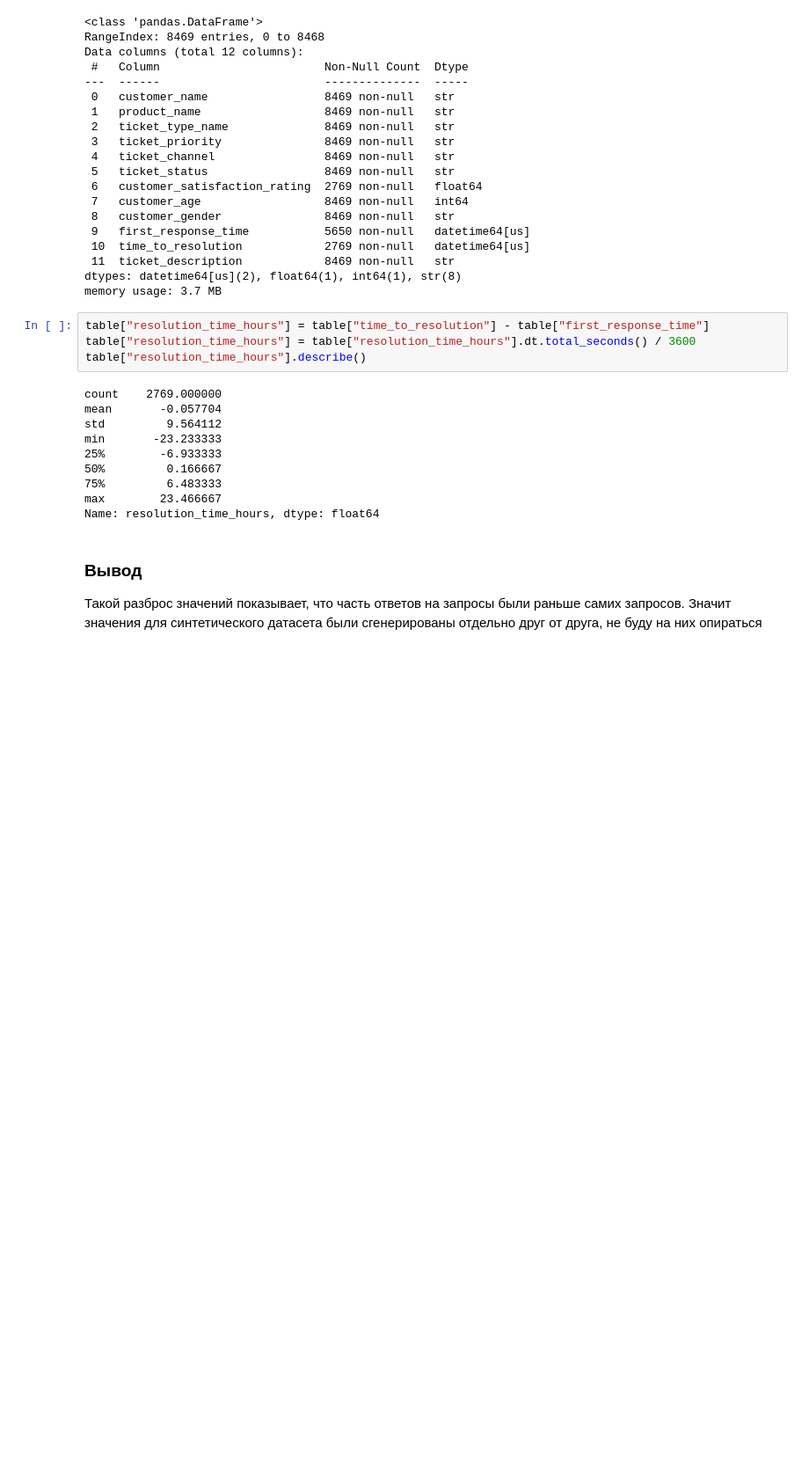
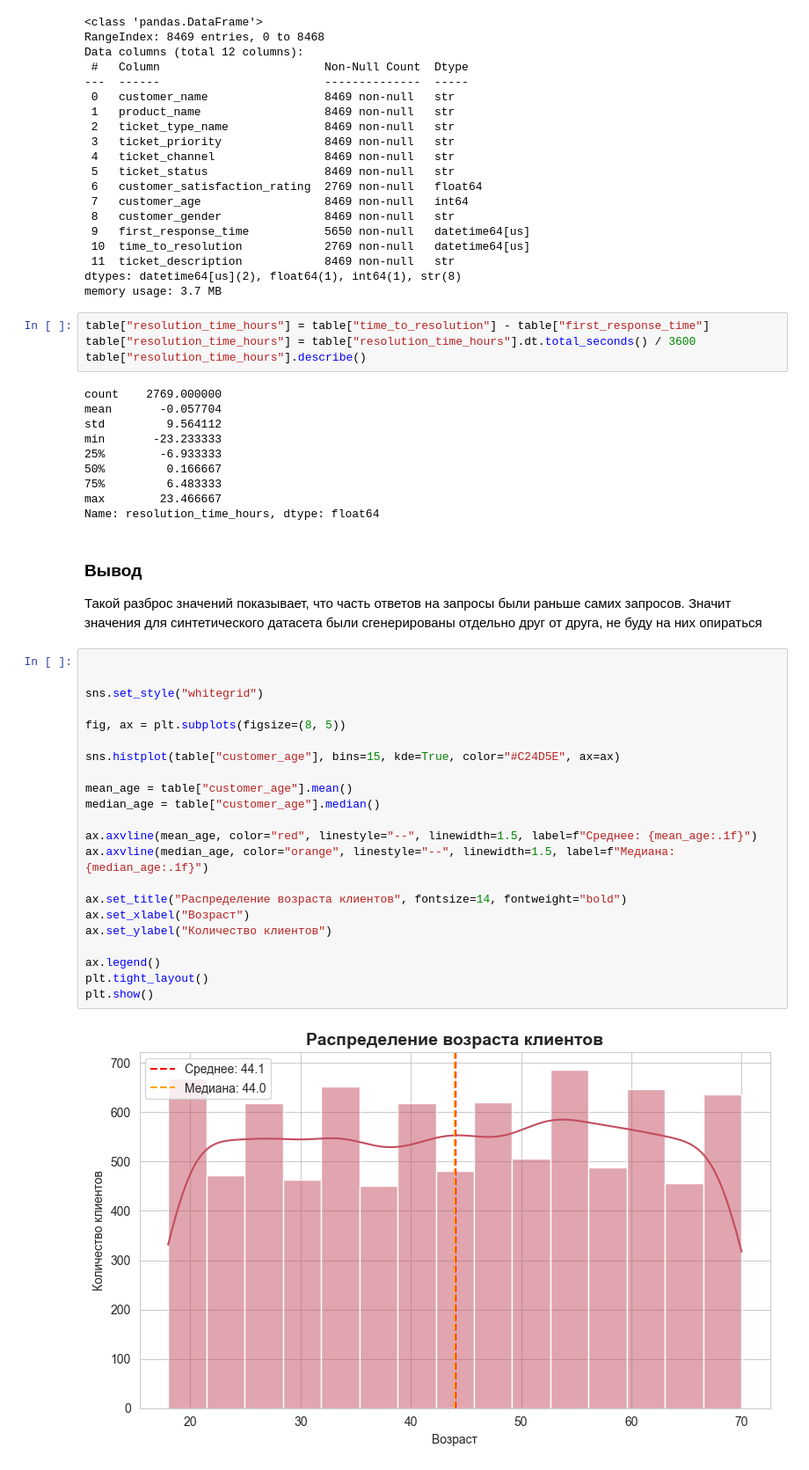
Before and after one commit to sevavargin/Customer-support, a Jupyter notebook: notebooks/eda.ipynb, the cells around one changed output. Shown at 88% size. Drawn from its saved outputs; the diff is of its cells as text; blank space fills up the shorter version.

```diff
--- a/notebooks/eda.ipynb
+++ b/notebooks/eda.ipynb
@@ -71,3 +73,27 @@ Name: resolution_time_hours, dtype: float64
 ### Вывод
 Такой разброс значений показывает, что часть ответов на запросы были раньше самих запросов.
 Значит значения для синтетического датасета были сгенерированы отдельно друг от друга, не буду на них опираться
+# %%
+
+
+sns.set_style("whitegrid")
+
+fig, ax = plt.subplots(figsize=(8, 5))
+
+sns.histplot(table["customer_age"], bins=15, kde=True, color="#C24D5E", ax=ax)
+
+mean_age = table["customer_age"].mean()
+median_age = table["customer_age"].median()
+
+ax.axvline(mean_age, color="red", linestyle="--", linewidth=1.5, label=f"Среднее: {mean_age:.1f}")
+ax.axvline(median_age, color="orange", linestyle="--", linewidth=1.5, label=f"Медиана: {median_age:.1f}")
+
+ax.set_title("Распределение возраста клиентов", fontsize=14, fontweight="bold")
+ax.set_xlabel("Возраст")
+ax.set_ylabel("Количество клиентов")
+
+ax.legend()
+plt.tight_layout()
+plt.show()
+# %% [output]
+[figure, added]
```
Also changed, not shown: parts of 5 cells of this notebook.
